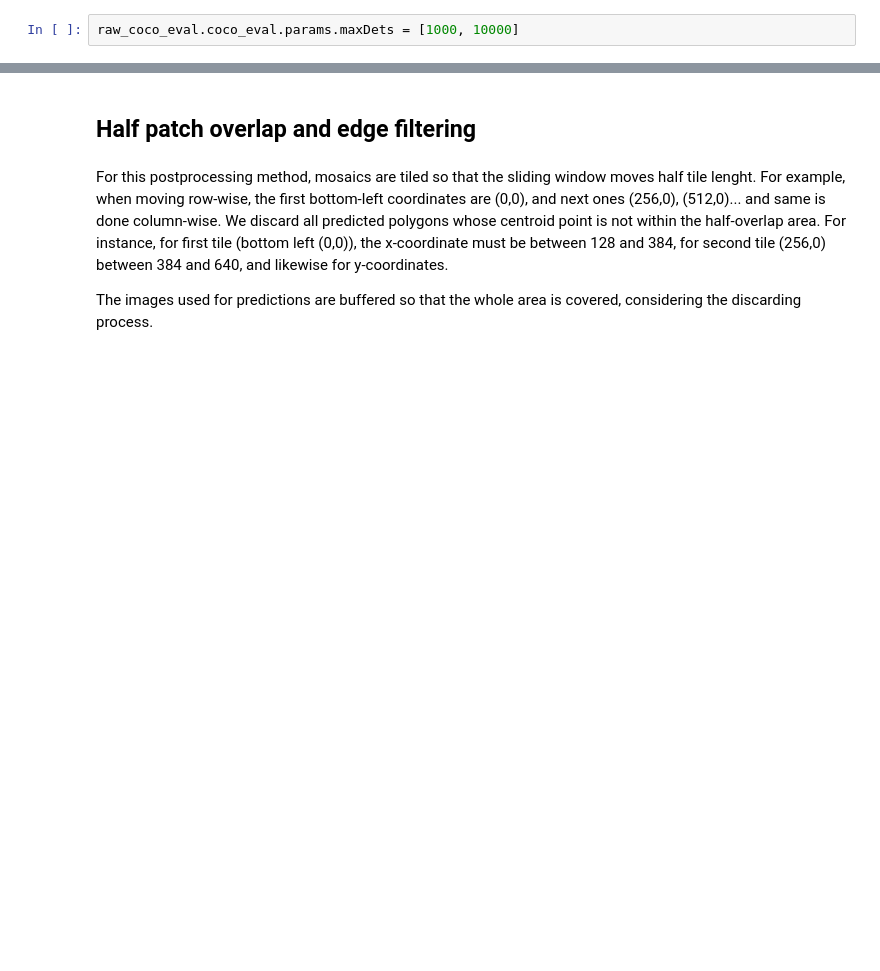
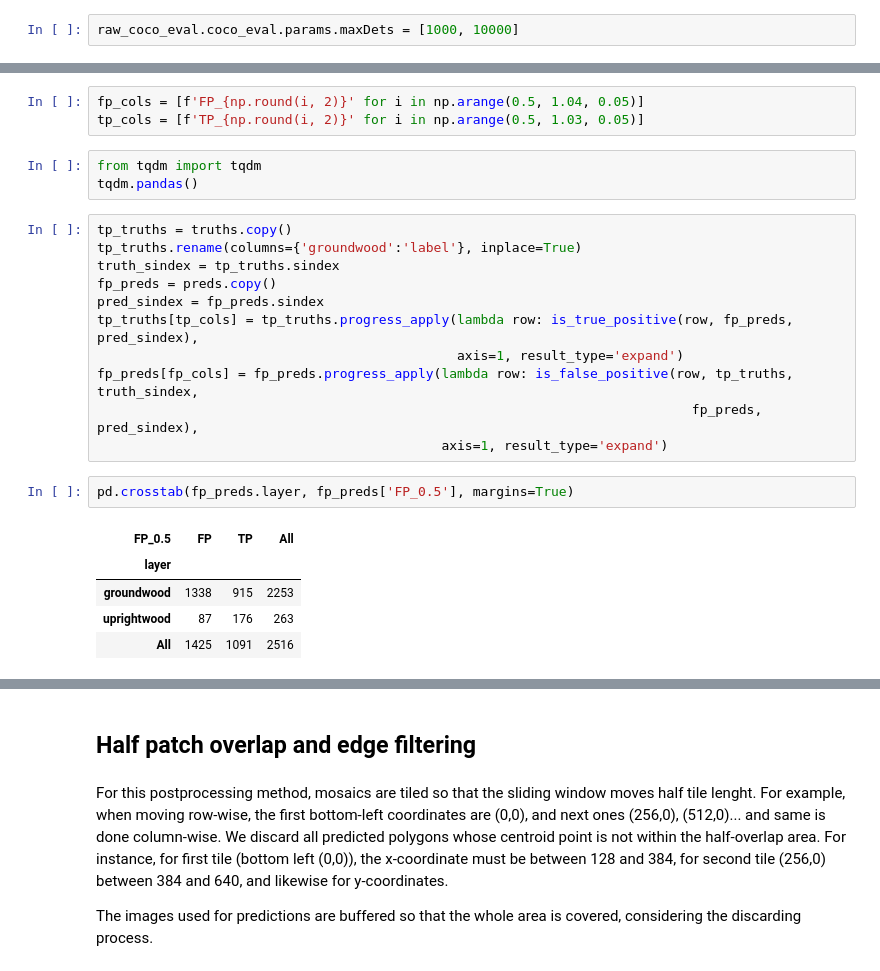
Before and after one commit to mayrajeo/maskrcnn-deadwood, a Jupyter notebook: notebooks/5_virtual_plot_level_results.ipynb, the cells around one changed output, grey strips where cells are left out. Saved outputs shown, nothing was run; the diff lists cells and outputs as text; blank space fills up the shorter version.

```diff
--- a/notebooks/5_virtual_plot_level_results.ipynb
+++ b/notebooks/5_virtual_plot_level_results.ipynb
@@ -184,3 +184,28 @@ DONE (t=0.01s).
  Average Recall     (AR) @[ IoU=0.50:0.95 | area= small | maxDets=1000 ] = 0.325
  Average Recall     (AR) @[ IoU=0.50:0.95 | area=medium | maxDets=1000 ] = 0.306
  Average Recall     (AR) @[ IoU=0.50:0.95 | area= large | maxDets=1000 ] = 0.900
+# %%
+fp_cols = [f'FP_{np.round(i, 2)}' for i in np.arange(0.5, 1.04, 0.05)]
+tp_cols = [f'TP_{np.round(i, 2)}' for i in np.arange(0.5, 1.03, 0.05)]
+# %%
+from tqdm import tqdm
+tqdm.pandas()
+# %%
+tp_truths = truths.copy()
+tp_truths.rename(columns={'groundwood':'label'}, inplace=True)
+truth_sindex = tp_truths.sindex
+fp_preds = preds.copy()
+pred_sindex = fp_preds.sindex
+tp_truths[tp_cols] = tp_truths.progress_apply(lambda row: is_true_positive(row, fp_preds, pred_sindex),
+                                              axis=1, result_type='expand')
+fp_preds[fp_cols] = fp_preds.progress_apply(lambda row: is_false_positive(row, tp_truths, truth_sindex,
+                                                                            fp_preds, pred_sindex),
+                                            axis=1, result_type='expand')
+# %%
+pd.crosstab(fp_preds.layer, fp_preds['FP_0.5'], margins=True)
+# %% [output]
+| FP_0.5 | FP | TP | All |
+| layer |  |  |  |
+| groundwood | 1338 | 915 | 2253 |
+| uprightwood | 87 | 176 | 263 |
+| All | 1425 | 1091 | 2516 |
```
Also changed, not shown: parts of 49 cells of this notebook.
